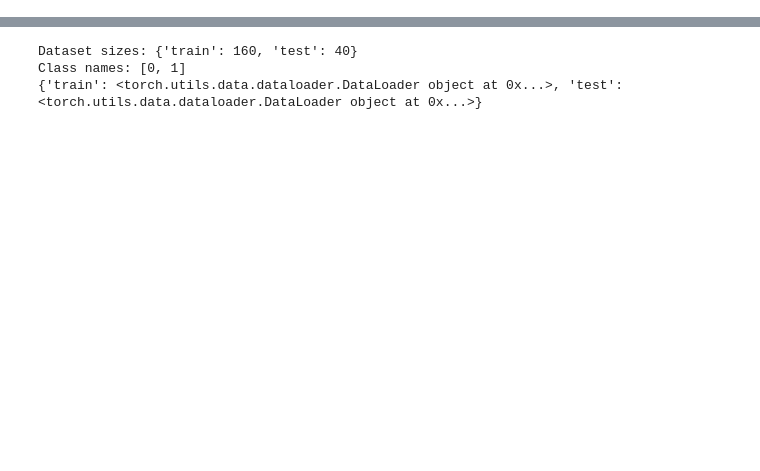
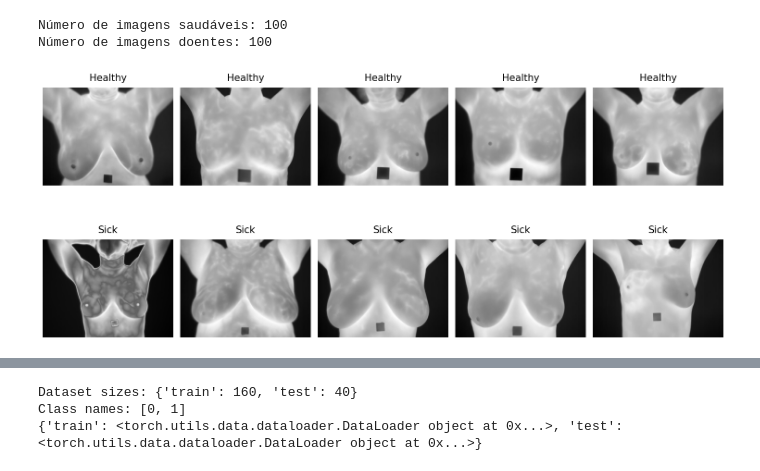
Before and after one commit to Arthur-so/breast-cancer-detection, a Jupyter notebook: breast-cancer-detection.ipynb, the cells around one changed output, grey strips where cells are left out. Drawn from its saved outputs; the diff is of its cells as text; code cells hidden in the pictures; blank space fills up the shorter version.

```diff
--- a/breast-cancer-detection.ipynb
+++ b/breast-cancer-detection.ipynb
@@ -0,0 +34,54 @@
+# %%
+# 1 - EXPLORAÇÃO DA BASE DE DADOS
+
+# A base de dados utilizada é a DMR-IR, que contém imagens termográficas das mamas coletadas pelo
+# Laboratório Visual para Pesquisa em Mastologia da Universidade Federal Fluminense (UFF)
+# em Niterói, Brasil. As imagens foram capturadas usando uma câmera térmica FLIR SC620 e possuem
+# resolução de 480 x 640 pixels. A base de dados inclui três classes de imagens: healthy (saudáveis),
+# sick (doentes), e unknown (desconhecidas) de pacientes numerados de 1 a 287. Para este projeto,
+# foram usadas apenas imagens das classes "healthy" e "sick".
+
+# Relevância para o Treinamento do Modelo: A classificação de interesse neste projeto é entre
+# "saudável" (healthy) e "doente" (sick). A classe "unknown" contém imagens de casos que não
+# foram diagnosticados ou não possuem uma classificação clara, o que poderia introduzir ruído
+# e incerteza nos dados de treinamento, dificultando a aprendizagem do modelo e a interpretação
+# dos resultados.
+
+# Optou-se por baixar as imagens em escala de cinza devido à natureza da análise termográfica,
+# onde a variação de temperatura é o foco principal. As imagens em escala de cinza facilitam a
+# interpretação dos dados térmicos, removendo a complexidade que pode ser introduzida por
+# imagens coloridas.
+
+# Definindo o caminho da base de dados
+# Ao baixar as imagens do site http://visual.ic.uff.br/dmi/, as separei em duas pastas diferentes
+# uma para as classificadas como healthy.
+ROOT_PATH = "D:/Unifesp/IA/termografia/termography/dataset"
+healthy_data_path  = ROOT_PATH + "/healthy/"
+sick_data_path     = ROOT_PATH + "/sick/"
+
+# Carregando lista dos caminhos da imagens de cada classe
+healthy_list = glob.glob(healthy_data_path + '*.jpg')
+sick_list    = glob.glob(sick_data_path + '*.jpg')
+
+# Analisando a base de dados
+print(f"Número de imagens saudáveis: {len(healthy_list)}")
+print(f"Número de imagens doentes: {len(sick_list)}")
+
+
+# Exibindo algumas imagens das classes "healthy" e "sick"
+n_imgs = 4
+
+imgs_healthy   = [cv2.imread(x) for x in healthy_list[:n_imgs+1]]
+labels_healthy = ['Healthy' for x in healthy_list[:n_imgs+1]]
+
+imgs_sick   = [cv2.imread(x) for x in sick_list[:n_imgs+1]]
+labels_sick = ['Sick' for x in sick_list[:n_imgs+1]]
+
+imgs   = imgs_healthy + imgs_sick
+labels = labels_healthy + labels_sick
+
+show_multiple_imgs_plt([imgs[:5], imgs[5:]], [labels[:5], labels[5:]], fig_size = (15,8), show_axis=False)
+# %% [output]
+Número de imagens saudáveis: 100
+Número de imagens doentes: 100
+[figure, added]
```
Also changed, not shown: parts of 8 cells of this notebook, 1 other file.
